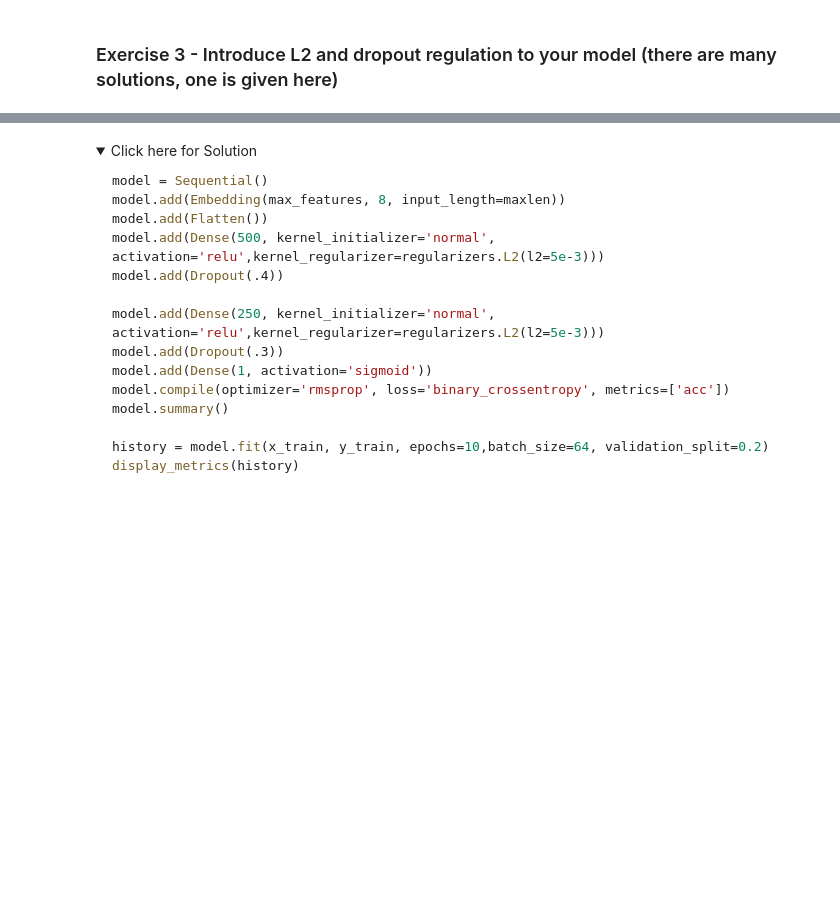
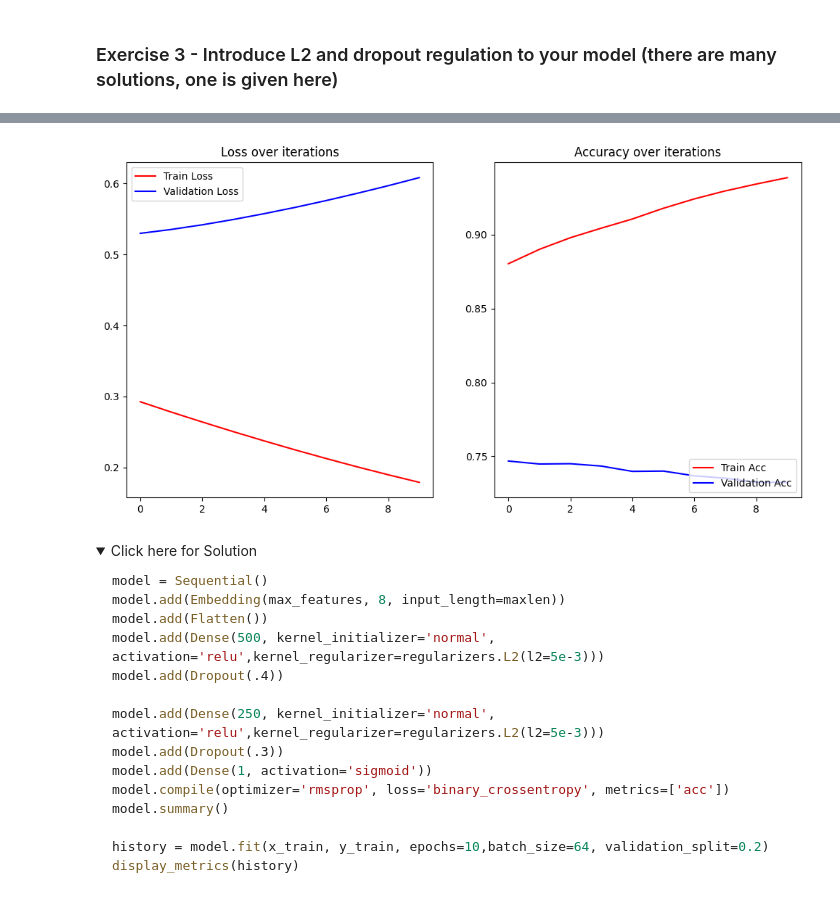
Before and after one commit to Mark-Barbaric/IBM_Machine_Learning_Certificate, a Jupyter notebook: Deep_Learning_and_Reinforcement_Learning/week6/word_embeddings.ipynb, the cells around one changed output, grey strips where cells are left out. Drawn from its saved outputs; the diff is of its cells as text; code cells hidden in the pictures; folded sections open; blank space fills up the shorter version.

```diff
--- a/Deep_Learning_and_Reinforcement_Learning/week6/word_embeddings.ipynb
+++ b/Deep_Learning_and_Reinforcement_Learning/week6/word_embeddings.ipynb
@@ -822,4 +822,4 @@ model3.compile(
     metrics=['acc']
 )
 # %%
-history3 = model.fit(X_train_padded2, y_train, epochs=10, batch_size=64, validation_split=0.2)
+history3 = model.fit(x_train_padded2, y_train, epochs=10, batch_size=64, validation_split=0.2)
@@ -826,3 +847,7 @@ history3 = model.fit(X_train_padded2, y_train, epochs=10, batch_size=64, validat
+# %%
+display_metrics(history3)
+# %% [output]
+[figure, added]
 # %% [markdown]
 <details>
     <summary>Click here for Solution</summary>
```
Also changed, not shown: parts of 1 cell of this notebook, 1 other file.
